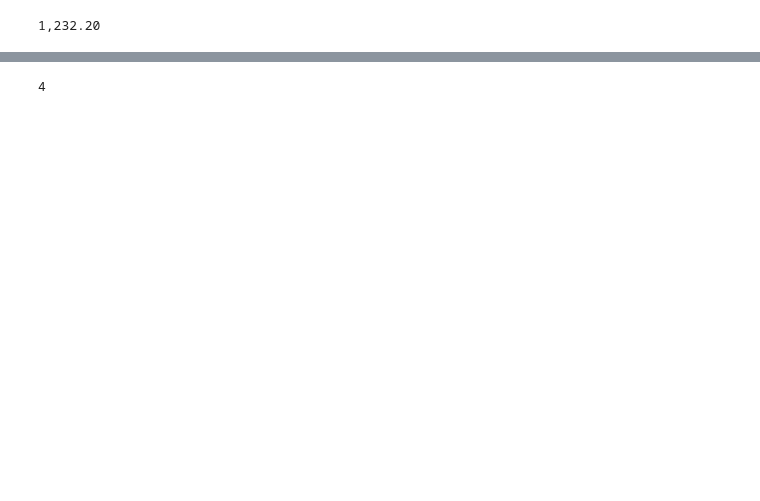
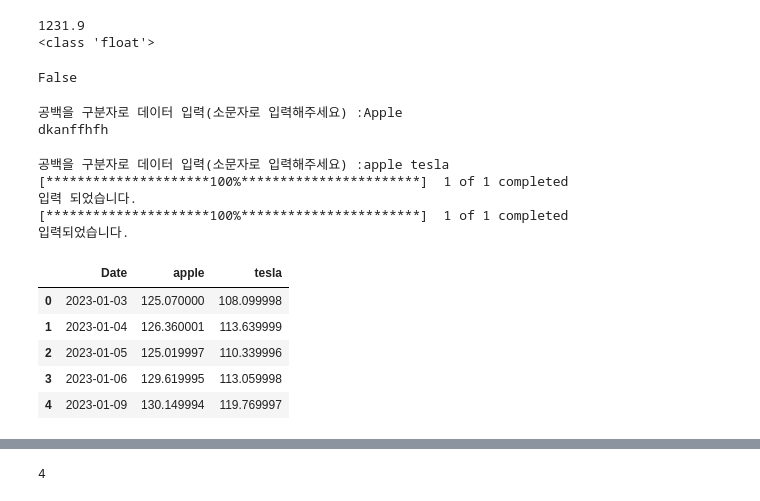
Before and after one commit to sleeptiger/Portfolio, a Jupyter notebook: Data_EDA.ipynb, the cells around one changed output, grey strips where cells are left out. Drawn from its saved outputs; the diff is of its cells as text; code cells hidden in the pictures; blank space fills up the shorter version.

```diff
--- a/Data_EDA.ipynb
+++ b/Data_EDA.ipynb
@@ -40,12 +65,87 @@ dol_url.raise_for_status() # == 응답코드 200 정상
 
 soup = BeautifulSoup(dol_url.text, 'lxml')
 dol = soup.find('span', attrs={"class" : "spt_con dw"}) # find 함수 span element 중에 class 속성이 spt_con dw 것을 찾아줘
-
 dollar = dol.strong.get_text()
 
+p = re.compile("\d*\.?\d+")
+a = p.findall(dollar)
+th =float(a[0]) * 1000
+hu =float(a[1])
+dollar = th + hu
+
 print(dollar)
+print(type(dollar))
 # %% [output]
-1,232.20
+1231.9
+<class 'float'>
 # %%
 dt_now = datetime.datetime.now()
 one_month_day = dt_now - relativedelta(months=1)
+# %%
+list[0].isupper()
+# %% [output]
+False
+# %%
+abc = [x for x in input('공백을 구분자로 데이터 입력(소문자로 입력해주세요) :').split()]
+if abc[0].isupper == True:
+    sys.exit()
+print('dkanffhfh')
+# %% [output]
+공백을 구분자로 데이터 입력(소문자로 입력해주세요) :Apple
+dkanffhfh
+# %%
+# 컬러명 리스트
+
+
+
+list = [x for x in input('공백을 구분자로 데이터 입력(소문자로 입력해주세요) :').split()]
+# list = ['Apple', 'Tesla', 'NVIDIA','Alphabet','Costco', 'Meta Platforms', 'Amazon'] #['Alphabet', 'Apple', 'Tesla','NVIDIA','Costco'] # 나스닥 list
+# list = [] # NYSE
+list_code = []
+
+for i in list: # NasdaQ_code 분류기
+    major = nasdaq_code[nasdaq_code['name'].str.contains(i)]
+    major = major.reset_index(drop=True)
+    list_code.append(major.iloc[0]['symbol'])
+
+# 날짜 설정
+years = '2023-01-20'
+
+# 오늘 기준 한달 (default)
+dt_now = datetime.datetime.now()
+one_month_day = dt_now - relativedelta(months=1)
+
+# DataFrame 생성 및 합성
+data = list_code[0]
+am_stock = yf.download(data, start = one_month_day)
+am_stock = am_stock.drop(['Open', 'High', 'Low', 'Adj Close', 'Volume'], axis=1)
+print('입력 되었습니다.')
+
+if len(list_code) != 1:
+    datas = list_code[1:]
+    for data in datas:
+        db = yf.download(data, start = one_month_day)
+        db = db.drop(['Open', 'High', 'Low', 'Adj Close', 'Volume'], axis=1)
+        am_stock = pd.merge(am_stock, db, how='outer', on='Date')
+        print('입력되었습니다.')
+
+# 컬럼명 지정
+am_stock.columns = list
+# 인덱스_value 부여
+am_stock = am_stock.reset_index()
+# 날짜 변경
+am_stock['Date'] = am_stock['Date'].dt.date
+
+am_stock.head()
+# %% [output]
+공백을 구분자로 데이터 입력(소문자로 입력해주세요) :apple tesla
+[*********************100%***********************]  1 of 1 completed
+입력 되었습니다.
+[*********************100%***********************]  1 of 1 completed
+입력되었습니다.
+|  | Date | apple | tesla |
+| 0 | 2023-01-03 | 125.070000 | 108.099998 |
+| 1 | 2023-01-04 | 126.360001 | 113.639999 |
+| 2 | 2023-01-05 | 125.019997 | 110.339996 |
+| 3 | 2023-01-06 | 129.619995 | 113.059998 |
+| 4 | 2023-01-09 | 130.149994 | 119.769997 |
```
Also changed, not shown: parts of 16 cells of this notebook.
